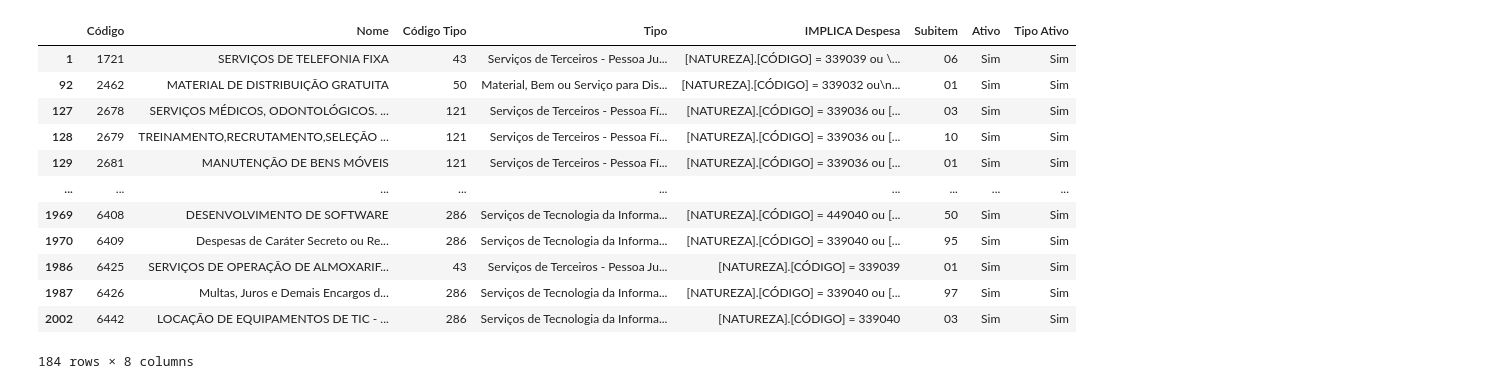
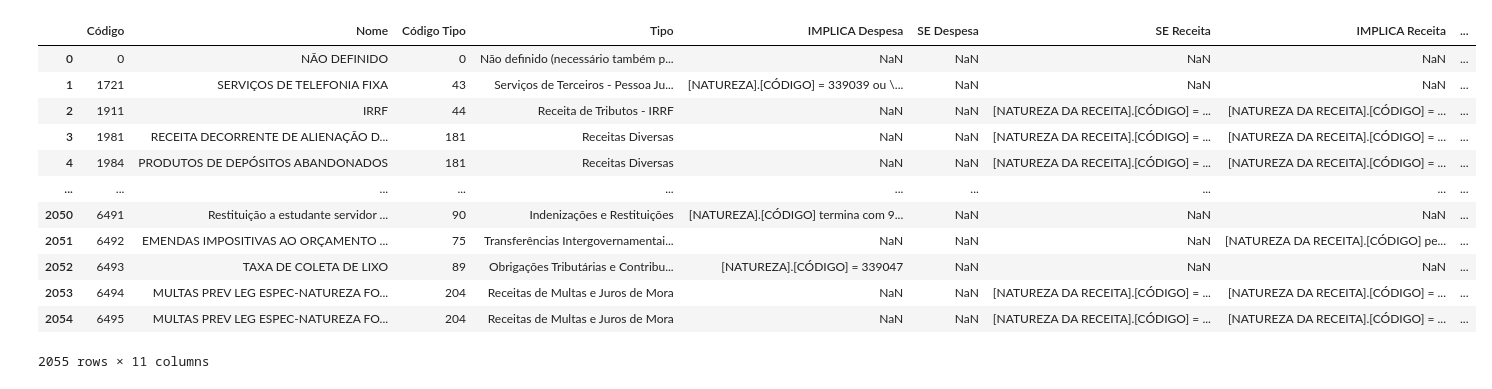
Before and after one commit to mjandussi/analise_itens_patrimoniais, a Jupyter notebook: verificacao_itens_patrimoniais.ipynb, the cells around one changed output. Saved outputs shown, nothing was run; the diff lists cells and outputs as text; code cells hidden in the pictures.

```diff
--- a/verificacao_itens_patrimoniais.ipynb
+++ b/verificacao_itens_patrimoniais.ipynb
@@ -7,28 +8,21 @@ pd.set_option('float_format','{:,.2f}'.format)
 
 # Retirar Criticas
 pd.set_option('mode.chained_assignment', None)
-# %%
-itens_patrim = pd.read_excel('Base_Itens_Patrimoniais.xlsx', header=3, dtype=object)
-itens_patrim.drop(itens_patrim.tail(3).index, inplace=True)
-itens_patrim.dropna(subset=['IMPLICA Despesa'], inplace=True)
-df_servicos = itens_patrim[itens_patrim['Tipo'].str.contains('Serviço', case=False, na=False)]
-df_servicos = df_servicos[~df_servicos['Nome'].str.contains('taxa', case=False, na=False)]
-df_servicos = df_servicos[~df_servicos['Nome'].str.contains('utilizar', case=False, na=False)]
-df_servicos.drop(['SE Despesa', 'SE Receita', 'IMPLICA Receita'], axis=1, inplace=True)
-df_servicos = df_servicos.query('Ativo == "Sim"')
-
-df_servicos
-# %% [output]
-|  | Código | Nome | Código Tipo | Tipo | IMPLICA Despesa | Subitem | Ativo | Tipo Ativo |
-| 1 | 1721 | SERVIÇOS DE TELEFONIA FIXA | 43 | Serviços de Terceiros - Pessoa Ju... | [NATUREZA].[CÓDIGO] = 339039 ou \... | 06 | Sim | Sim |
-| 92 | 2462 | MATERIAL DE DISTRIBUIÇÃO GRATUITA | 50 | Material, Bem ou Serviço para Dis... | [NATUREZA].[CÓDIGO] = 339032 ou\n... | 01 | Sim | Sim |
-| 127 | 2678 | SERVIÇOS MÉDICOS, ODONTOLÓGICOS. ... | 121 | Serviços de Terceiros - Pessoa Fí... | [NATUREZA].[CÓDIGO] = 339036 ou [... | 03 | Sim | Sim |
-| 128 | 2679 | TREINAMENTO,RECRUTAMENTO,SELEÇÃO ... | 121 | Serviços de Terceiros - Pessoa Fí... | [NATUREZA].[CÓDIGO] = 339036 ou [... | 10 | Sim | Sim |
-| 129 | 2681 | MANUTENÇÃO DE BENS MÓVEIS | 121 | Serviços de Terceiros - Pessoa Fí... | [NATUREZA].[CÓDIGO] = 339036 ou [... | 01 | Sim | Sim |
-| ... | ... | ... | ... | ... | ... | ... | ... | ... |
-| 1969 | 6408 | DESENVOLVIMENTO DE SOFTWARE | 286 | Serviços de Tecnologia da Informa... | [NATUREZA].[CÓDIGO] = 449040 ou [... | 50 | Sim | Sim |
-| 1970 | 6409 | Despesas de Caráter Secreto ou Re... | 286 | Serviços de Tecnologia da Informa... | [NATUREZA].[CÓDIGO] = 339040 ou [... | 95 | Sim | Sim |
-| 1986 | 6425 | SERVIÇOS DE OPERAÇÃO DE ALMOXARIF... | 43 | Serviços de Terceiros - Pessoa Ju... | [NATUREZA].[CÓDIGO] = 339039 | 01 | Sim | Sim |
-| 1987 | 6426 | Multas, Juros e Demais Encargos d... | 286 | Serviços de Tecnologia da Informa... | [NATUREZA].[CÓDIGO] = 339040 ou [... | 97 | Sim | Sim |
-| 2002 | 6442 | LOCAÇÃO DE EQUIPAMENTOS DE TIC - ... | 286 | Serviços de Tecnologia da Informa... | [NATUREZA].[CÓDIGO] = 339040 | 03 | Sim | Sim |
-184 rows × 8 columns
+# %%
+itens_patrim = pd.read_excel('Itens Patrimoniais.xlsx', header=3, dtype=object)
+itens_patrim.drop(itens_patrim.tail(3).index, inplace=True)
+itens_patrim
+# %% [output]
+|  | Código | Nome | Código Tipo | Tipo | IMPLICA Despesa | SE Despesa | SE Receita | IMPLICA Receita | ... |
+| 0 | 0 | NÃO DEFINIDO | 0 | Não definido (necessário também p... | NaN | NaN | NaN | NaN | ... |
+| 1 | 1721 | SERVIÇOS DE TELEFONIA FIXA | 43 | Serviços de Terceiros - Pessoa Ju... | [NATUREZA].[CÓDIGO] = 339039 ou \... | NaN | NaN | NaN | ... |
+| 2 | 1911 | IRRF | 44 | Receita de Tributos - IRRF | NaN | NaN | [NATUREZA DA RECEITA].[CÓDIGO] = ... | [NATUREZA DA RECEITA].[CÓDIGO] = ... | ... |
+| 3 | 1981 | RECEITA DECORRENTE DE ALIENAÇÃO D... | 181 | Receitas Diversas | NaN | NaN | [NATUREZA DA RECEITA].[CÓDIGO] = ... | [NATUREZA DA RECEITA].[CÓDIGO] = ... | ... |
+| 4 | 1984 | PRODUTOS DE DEPÓSITOS ABANDONADOS | 181 | Receitas Diversas | NaN | NaN | [NATUREZA DA RECEITA].[CÓDIGO] = ... | [NATUREZA DA RECEITA].[CÓDIGO] = ... | ... |
+| ... | ... | ... | ... | ... | ... | ... | ... | ... | ... |
+| 2050 | 6491 | Restituição a estudante servidor ... | 90 | Indenizações e Restituições | [NATUREZA].[CÓDIGO] termina com 9... | NaN | NaN | NaN | ... |
+| 2051 | 6492 | EMENDAS IMPOSITIVAS AO ORÇAMENTO ... | 75 | Transferências Intergovernamentai... | NaN | NaN | NaN | [NATUREZA DA RECEITA].[CÓDIGO] pe... | ... |
+| 2052 | 6493 | TAXA DE COLETA DE LIXO | 89 | Obrigações Tributárias e Contribu... | [NATUREZA].[CÓDIGO] = 339047 | NaN | NaN | NaN | ... |
+| 2053 | 6494 | MULTAS PREV LEG ESPEC-NATUREZA FO... | 204 | Receitas de Multas e Juros de Mora | NaN | NaN | [NATUREZA DA RECEITA].[CÓDIGO] = ... | [NATUREZA DA RECEITA].[CÓDIGO] = ... | ... |
+| 2054 | 6495 | MULTAS PREV LEG ESPEC-NATUREZA FO... | 204 | Receitas de Multas e Juros de Mora | NaN | NaN | [NATUREZA DA RECEITA].[CÓDIGO] = ... | [NATUREZA DA RECEITA].[CÓDIGO] = ... | ... |
+2055 rows × 11 columns
```
Also changed, not shown: parts of 9 cells of this notebook, 4 other files.
